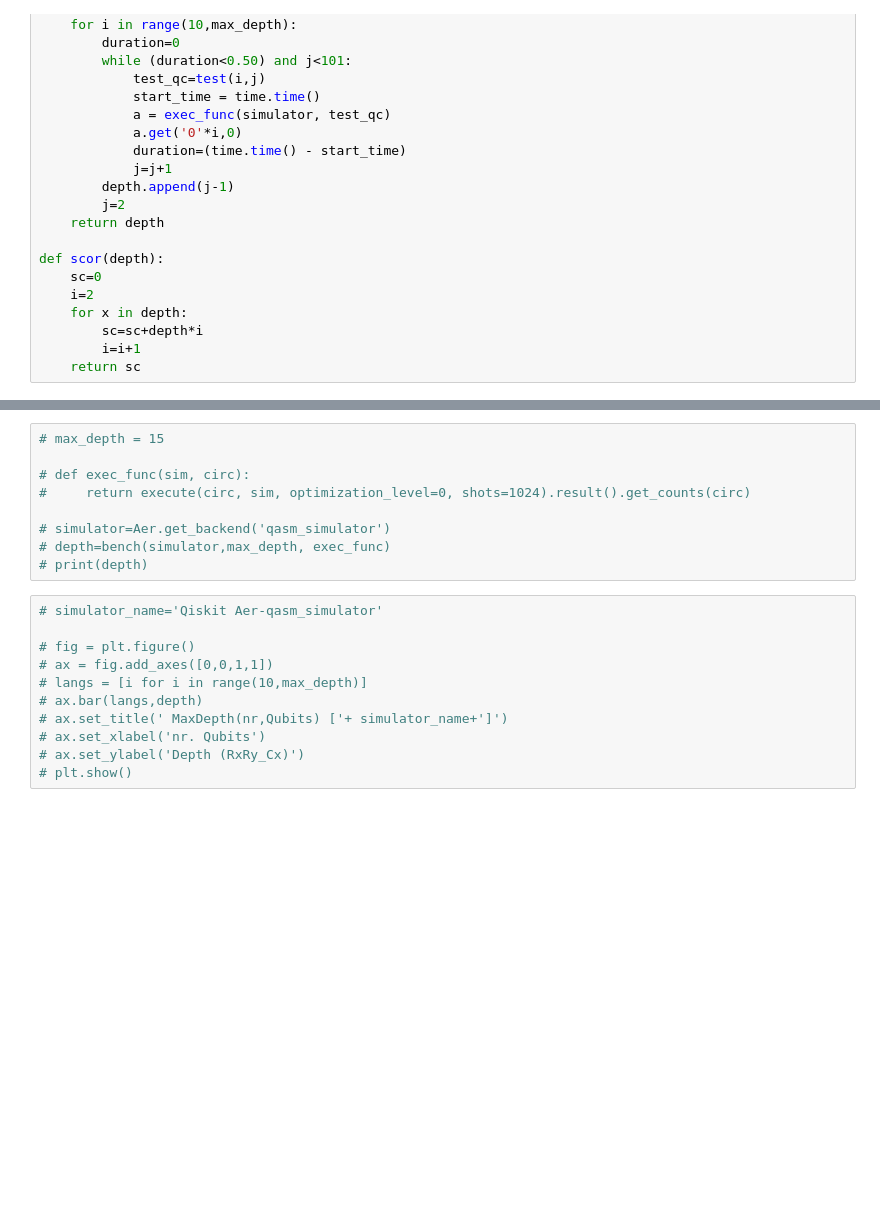
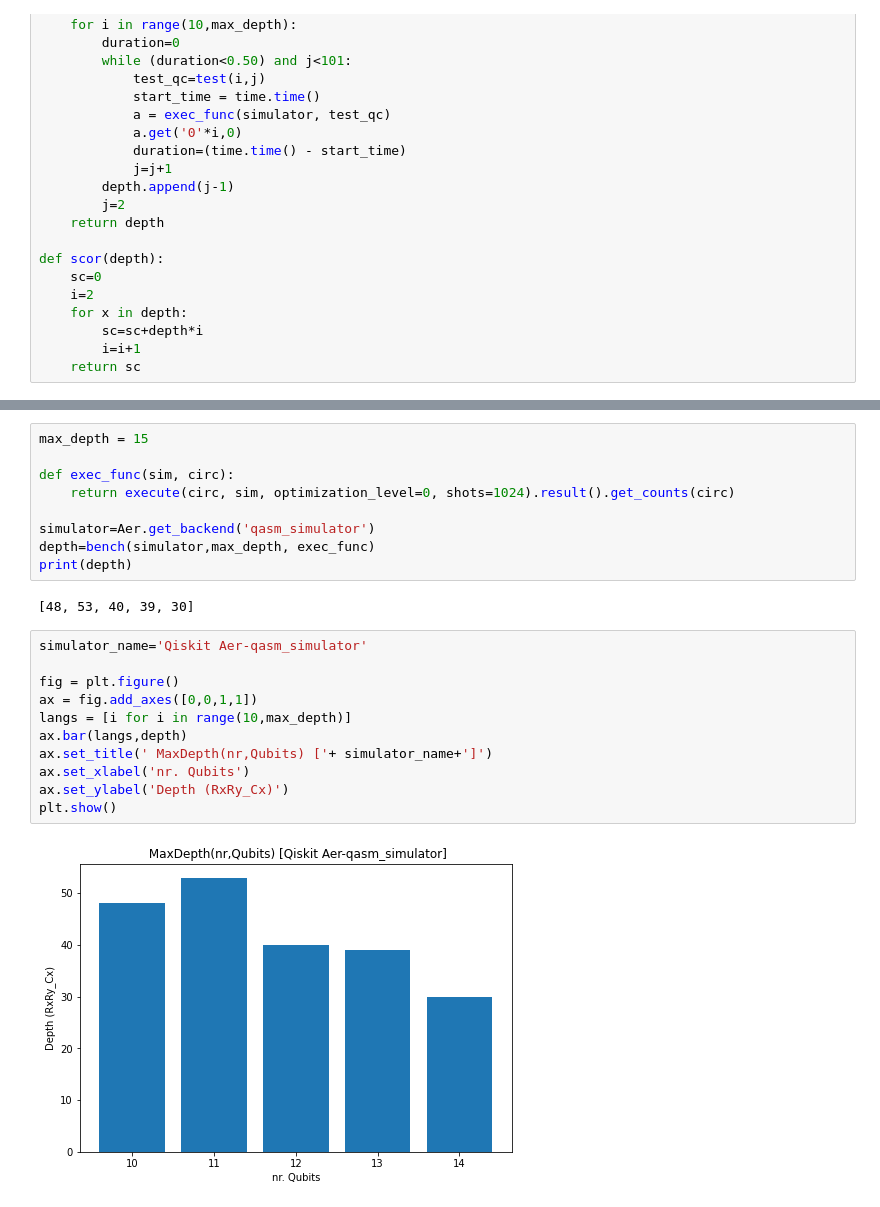
Before and after one commit to sorin-bolos/moara, a Jupyter notebook: moara_for_qiskit/examples/benchmark_prototipe.ipynb, the cells around one changed output, grey strips where cells are left out. Cells and saved outputs as stored; diff of their text form; blank space fills up the shorter version.

```diff
--- a/moara_for_qiskit/examples/benchmark_prototipe.ipynb
+++ b/moara_for_qiskit/examples/benchmark_prototipe.ipynb
@@ -93,21 +95,25 @@ print(result2)
 # %%
-# max_depth = 15
+max_depth = 15
 
-# def exec_func(sim, circ):
-#     return execute(circ, sim, optimization_level=0, shots=1024).result().get_counts(circ)
+def exec_func(sim, circ):
+    return execute(circ, sim, optimization_level=0, shots=1024).result().get_counts(circ)
 
-# simulator=Aer.get_backend('qasm_simulator')
-# depth=bench(simulator,max_depth, exec_func)
-# print(depth)
+simulator=Aer.get_backend('qasm_simulator')
+depth=bench(simulator,max_depth, exec_func)
+print(depth)
+# %% [output]
+[48, 53, 40, 39, 30]
 # %%
-# simulator_name='Qiskit Aer-qasm_simulator'
+simulator_name='Qiskit Aer-qasm_simulator'
 
-# fig = plt.figure()
-# ax = fig.add_axes([0,0,1,1])
-# langs = [i for i in range(10,max_depth)]
-# ax.bar(langs,depth)
-# ax.set_title(' MaxDepth(nr,Qubits) ['+ simulator_name+']')
-# ax.set_xlabel('nr. Qubits')
-# ax.set_ylabel('Depth (RxRy_Cx)')
-# plt.show()
+fig = plt.figure()
+ax = fig.add_axes([0,0,1,1])
+langs = [i for i in range(10,max_depth)]
+ax.bar(langs,depth)
+ax.set_title(' MaxDepth(nr,Qubits) ['+ simulator_name+']')
+ax.set_xlabel('nr. Qubits')
+ax.set_ylabel('Depth (RxRy_Cx)')
+plt.show()
+# %% [output]
+[figure, added]
 # %%
```
Also changed, not shown: parts of 7 cells of this notebook, 2 other files.
